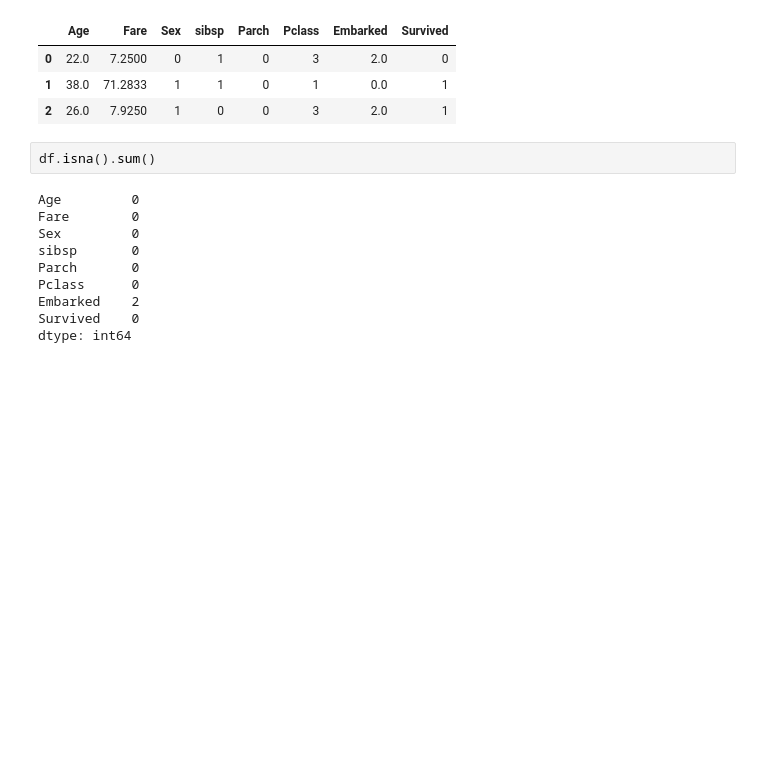
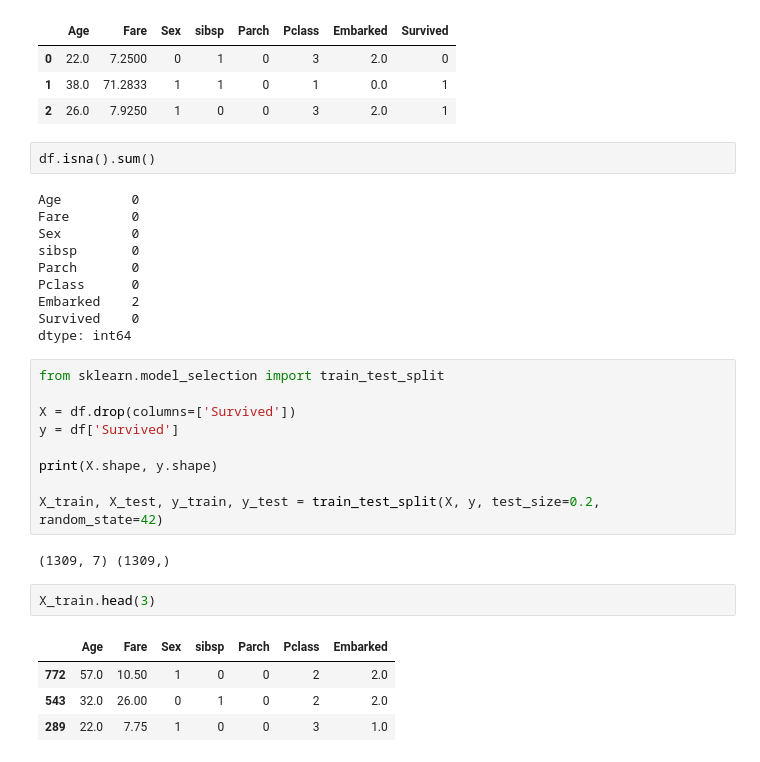
Before and after one commit to jayfromkorea/AICE, a Jupyter notebook: review/DL_binary_classification.ipynb, the cells around one changed output. Drawn from its saved outputs; the diff is of its cells as text; blank space fills up the shorter version.

```diff
--- a/review/DL_binary_classification.ipynb
+++ b/review/DL_binary_classification.ipynb
@@ -68,3 +67,21 @@ Pclass      0
 Embarked    2
 Survived    0
 dtype: int64
+# %%
+from sklearn.model_selection import train_test_split
+
+X = df.drop(columns=['Survived'])
+y = df['Survived']
+
+print(X.shape, y.shape)
+
+X_train, X_test, y_train, y_test = train_test_split(X, y, test_size=0.2, random_state=42)
+# %% [output]
+(1309, 7) (1309,)
+# %%
+X_train.head(3)
+# %% [output]
+|  | Age | Fare | Sex | sibsp | Parch | Pclass | Embarked |
+| 772 | 57.0 | 10.50 | 1 | 0 | 0 | 2 | 2.0 |
+| 543 | 32.0 | 26.00 | 0 | 1 | 0 | 2 | 2.0 |
+| 289 | 22.0 | 7.75 | 1 | 0 | 0 | 3 | 1.0 |
```
Also changed, not shown: parts of 6 cells of this notebook, 1 other file.
